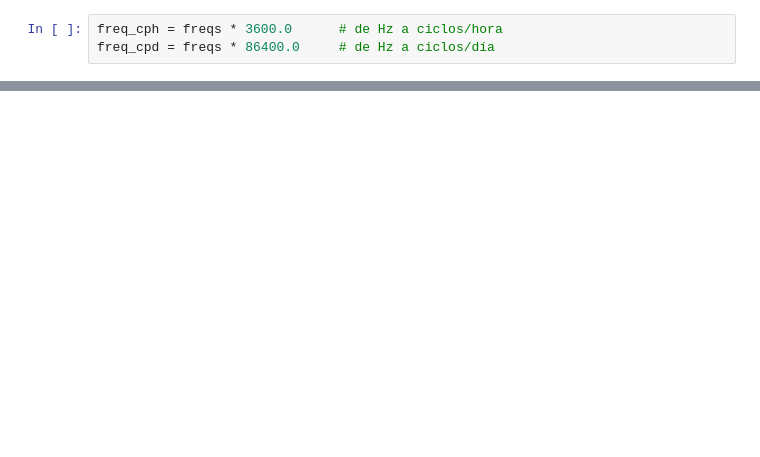
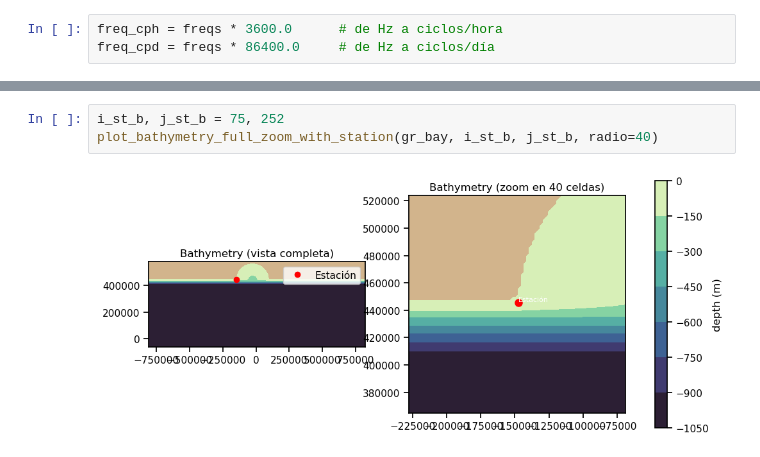
Before and after one commit to Estebanovich/BayIW_Rectan, a Jupyter notebook: input/check_output_func.ipynb, the cells around one changed output, grey strips where cells are left out. Saved outputs shown, nothing was run; the diff lists cells and outputs as text; blank space fills up the shorter version.

```diff
--- a/input/check_output_func.ipynb
+++ b/input/check_output_func.ipynb
@@ -1238,0 +1151,5 @@ Frecuencia de seiche: 2.732933 ciclos por hora
+# %%
+i_st_b, j_st_b = 75, 252
+plot_bathymetry_full_zoom_with_station(gr_bay, i_st_b, j_st_b, radio=40)
+# %% [output]
+[figure, added]
```
Also changed, not shown: parts of 39 cells of this notebook, 10 other files.
